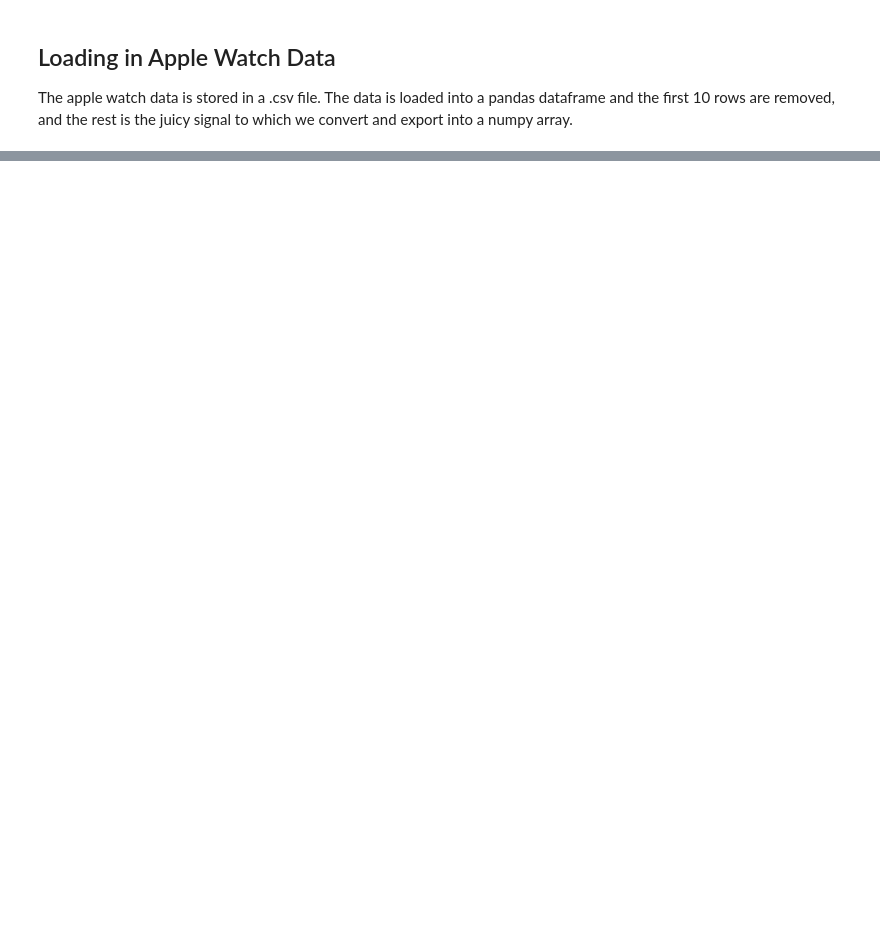
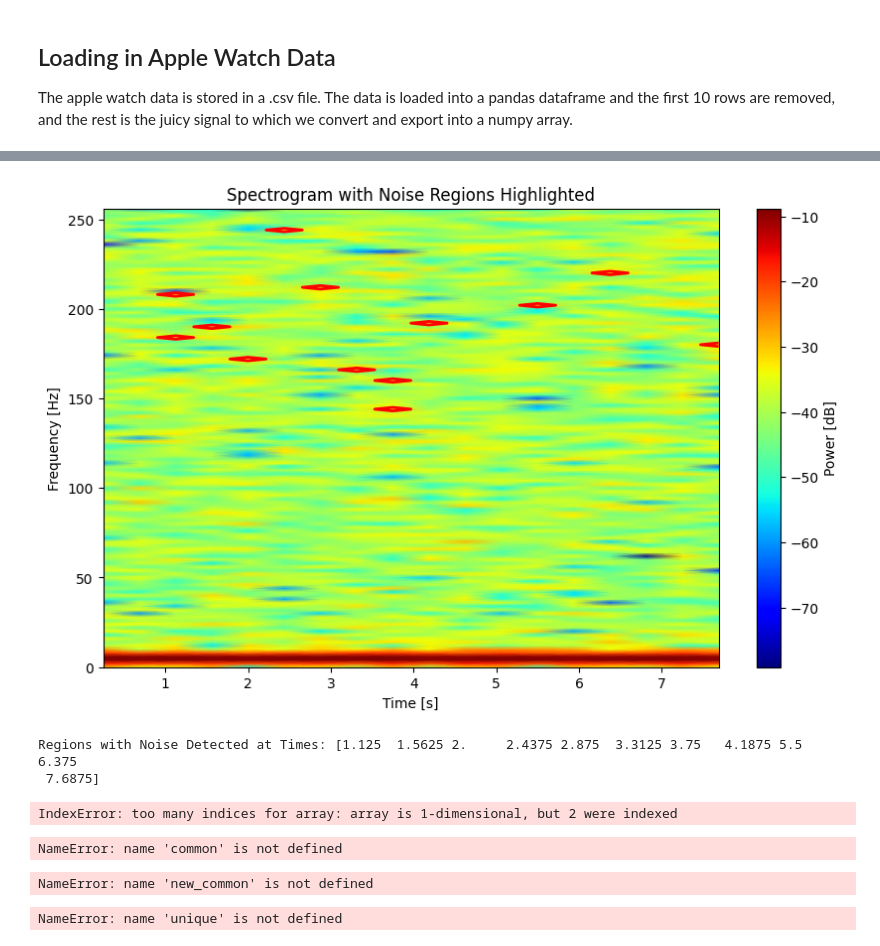
Before and after one commit to Heartbeatman/dynamic_ecg, a Jupyter notebook: examples/Apple_watch.ipynb, the cells around one changed output, grey strips where cells are left out. Drawn from its saved outputs; the diff is of its cells as text; code cells hidden in the pictures; blank space fills up the shorter version.

```diff
--- a/examples/Apple_watch.ipynb
+++ b/examples/Apple_watch.ipynb
@@ -46,0 +56,64 @@ plt.show()
+# %%
+import numpy as np
+import matplotlib.pyplot as plt
+from scipy.signal import spectrogram
+
+# Simulated Signal (Replace this with your own ECG signal array)
+fs = 512  # Sampling frequency in Hz
+t = np.linspace(0, 8, fs * 8)  # 8-second duration
+signal = np.sin(2 * np.pi * 5 * t) + np.random.normal(0, 0.2, len(t))  # Add some noise
+
+# Compute Spectrogram
+frequencies, times, Sxx = spectrogram(signal, fs=fs, nperseg=256)
+
+# Define Noise Criteria
+freq_threshold = 100  # Frequency above which noise is considered
+power_threshold = np.percentile(Sxx, 95)  # Top 5% power as noise threshold
+
+# Find Regions with Noise
+noise_mask = (frequencies[:, None] > freq_threshold) & (Sxx > power_threshold)
+
+# Plot Spectrogram with Noise Highlighted
+plt.figure(figsize=(10, 6))
+plt.pcolormesh(times, frequencies, 10 * np.log10(Sxx), shading='gouraud', cmap='jet')
+plt.colorbar(label='Power [dB]')
+plt.title('Spectrogram with Noise Regions Highlighted')
+plt.xlabel('Time [s]')
+plt.ylabel('Frequency [Hz]')
+
+# Highlight Noisy Regions
+plt.contour(times, frequencies, noise_mask, levels=[0.5], colors='red', linewidths=2)
+plt.show()
+
+# Optional: Extract Noise Indices
+noise_times = times[np.any(noise_mask, axis=0)]
+print(f"Regions with Noise Detected at Times: {noise_times}")
+# %% [output]
+[figure, added]
+Regions with Noise Detected at Times: [1.125  1.5625 2.     2.4375 2.875  3.3125 3.75   4.1875 5.5    6.375
+ 7.6875]
+# %%
+## We add the arrays together and sort it, where we have arrays that are similar we eliminate the one from the p_peaks
+
+common = np.sort((np.concatenate((apple_watch_ecg.lead_1.r_peaks[:,0], apple_watch_ecg.lead_1.p_peaks[:,0]))))
+common
+# %% [output]
+IndexError: too many indices for array: array is 1-dimensional, but 2 were indexed
+# %%
+unique = np.where(np.diff(common) < 10)[0]
+add_1 = unique + 1
+new = np.sort((np.array((unique, add_1))).flatten())
+new_common = np.delete(common, new)
+## by definition the p_peaks are before the r_peaks, and the T_peaks are after the r_peaks
+## so we define the T_peaks as the peaks occuring after the ones we have removed
+new_common
+# %% [output]
+NameError: name 'common' is not defined
+# %%
+new_common
+# %% [output]
+NameError: name 'new_common' is not defined
+# %%
+unique.shape,apple_watch_ecg.lead_1.r_peaks[:,0].shape
+# %% [output]
+NameError: name 'unique' is not defined
```
Also changed, not shown: parts of 12 cells of this notebook, 45 other files.
